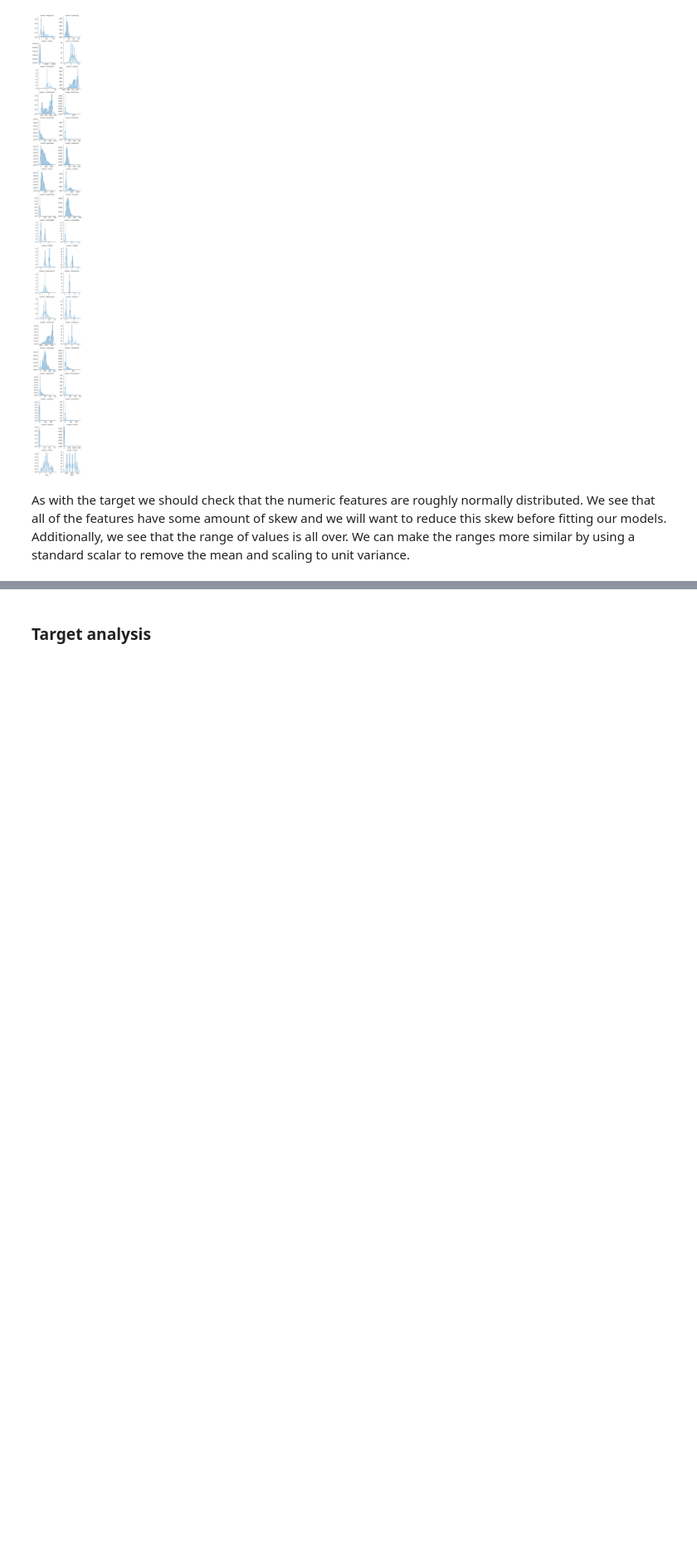
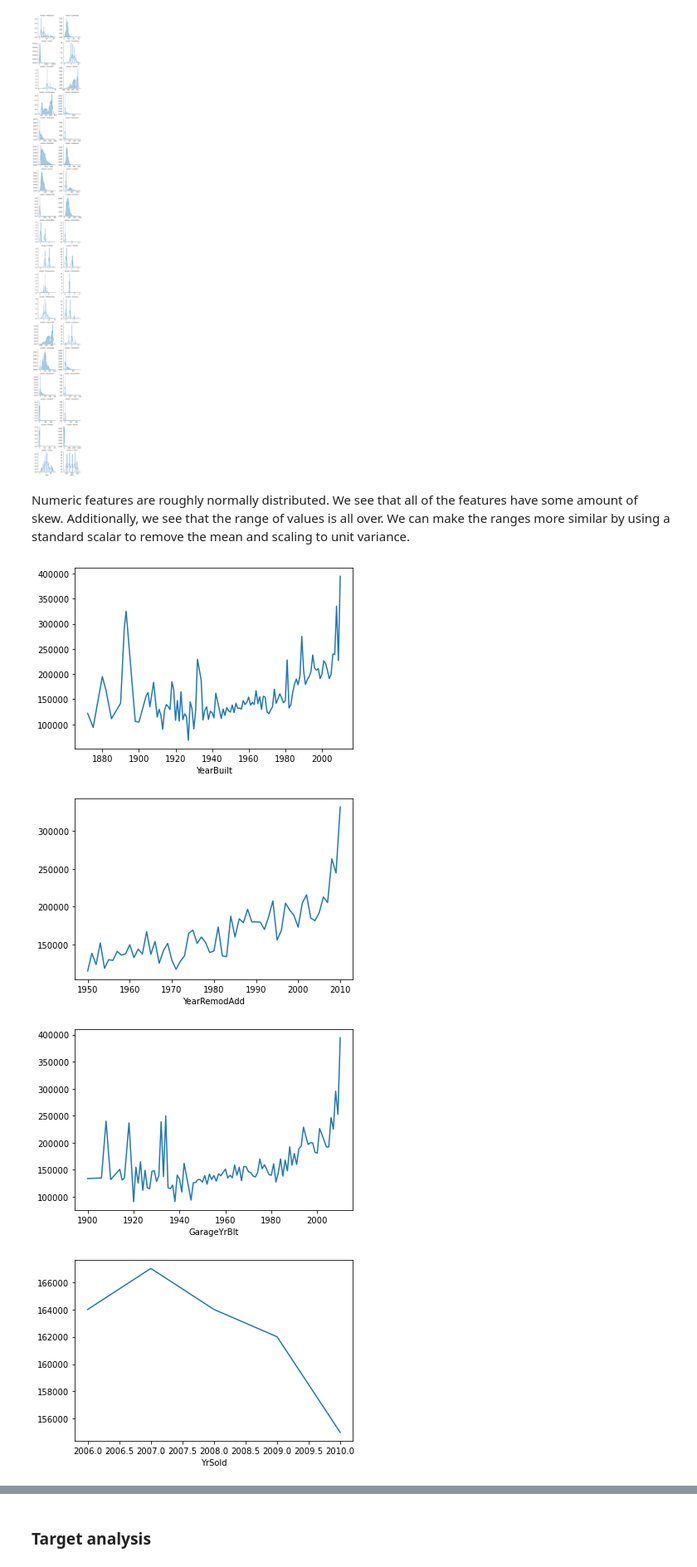
Before and after one commit to Tsukinome/Kaggle-Ames-2.0, a Jupyter notebook: Ames.ipynb, the cells around one changed output, grey strips where cells are left out. Shown at 83% size. Cells and saved outputs as stored; diff of their text form; code cells hidden in the pictures; blank space fills up the shorter version.

```diff
--- a/Ames.ipynb
+++ b/Ames.ipynb
@@ -246,4 +260,14 @@ g = g.map(sns.distplot, "value")
 # %% [output]
 [figure]
 # %% [markdown]
-As with the target we should check that the numeric features are roughly normally distributed. We see that all of the features have some amount of skew and we will want to reduce this skew before fitting our models. Additionally, we see that the range of values is all over. We can make the ranges more similar by using a standard scalar to remove the mean and scaling to unit variance.
+Numeric features are roughly normally distributed. We see that all of the features have some amount of skew. Additionally, we see that the range of values is all over. We can make the ranges more similar by using a standard scalar to remove the mean and scaling to unit variance.
+# %%
+for feature in year_feature:
+    data=train_data
+    data.groupby(feature)['SalePrice'].median().plot()
+    plt.show()
+# %% [output]
+[figure, added]
+[figure, added]
+[figure, added]
+[figure, added]
```
Also changed, not shown: parts of 83 cells of this notebook, 3 other files.
